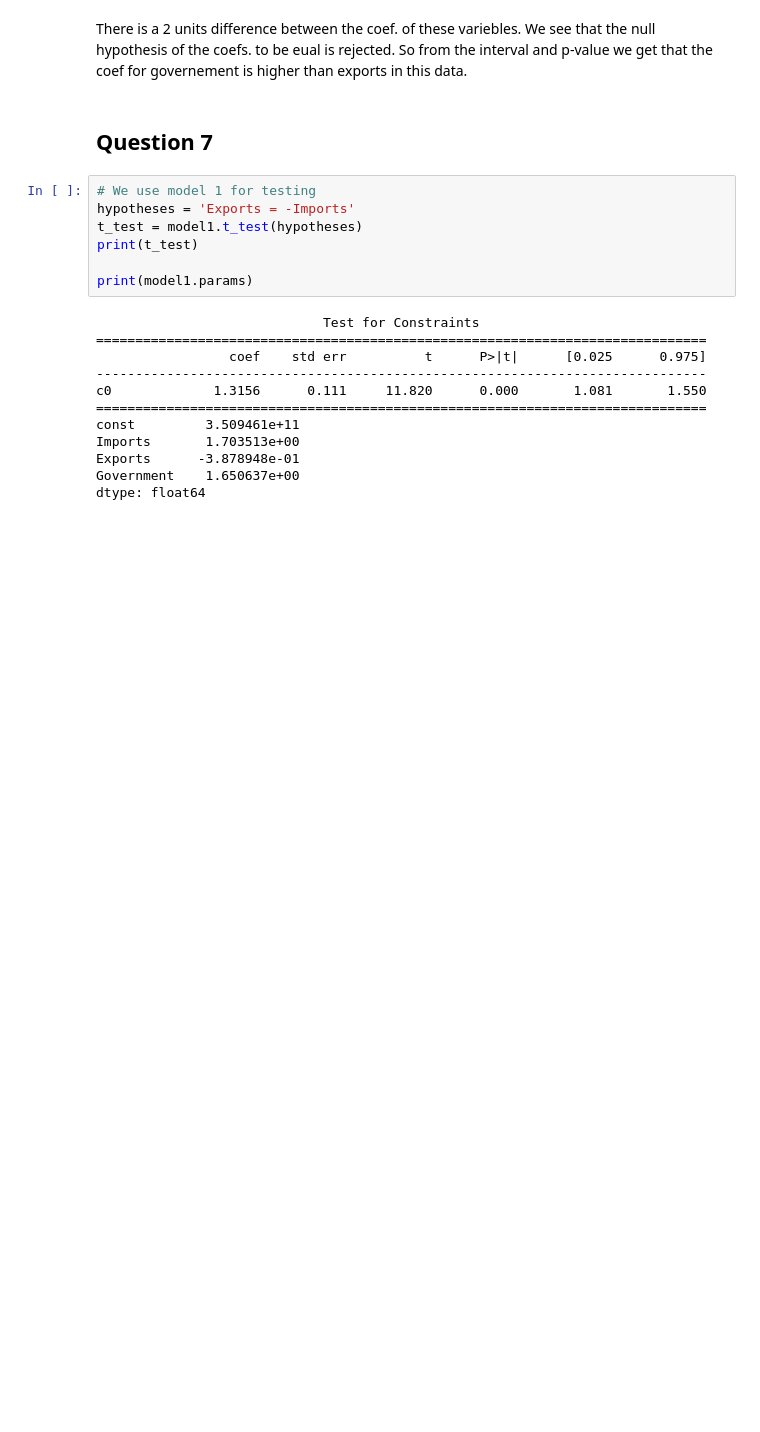
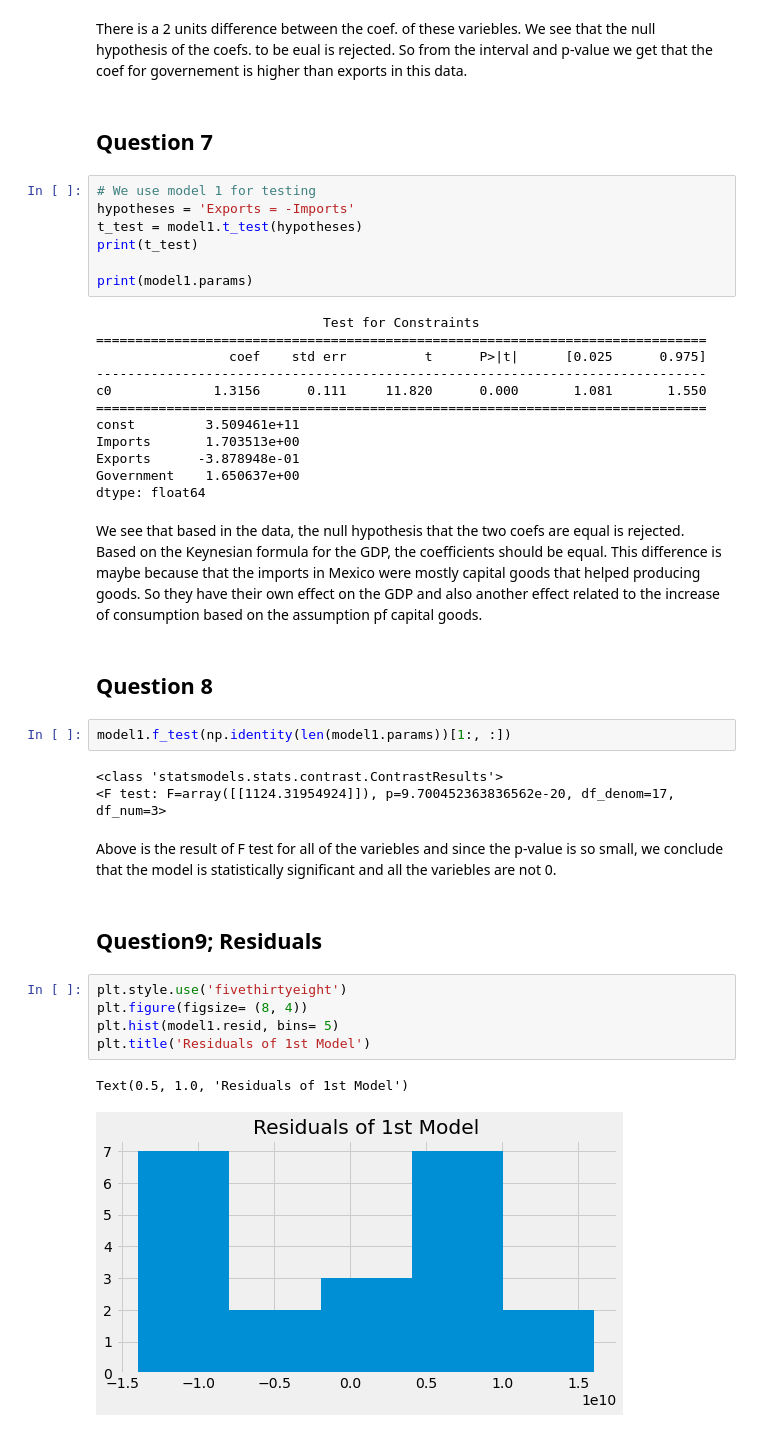
Before and after one commit to mozshen/EconometricsCourse, a Jupyter notebook: 7/HW7.ipynb, the cells around one changed output. Saved outputs shown, nothing was run; the diff lists cells and outputs as text; blank space fills up the shorter version.

```diff
--- a/7/HW7.ipynb
+++ b/7/HW7.ipynb
@@ -200,3 +200,24 @@ Imports       1.703513e+00
 Exports      -3.878948e-01
 Government    1.650637e+00
 dtype: float64
+# %% [markdown]
+We see that based in the data, the null hypothesis that the two coefs are equal is rejected. Based on the Keynesian formula for the GDP, the coefficients should be equal. This difference is maybe because that the imports in Mexico were mostly capital goods that helped producing goods. So they have their own effect on the GDP and also another effect related to the increase of consumption based on the assumption pf capital goods.
+# %% [markdown]
+## Question 8
+# %%
+model1.f_test(np.identity(len(model1.params))[1:, :])
+# %% [output]
+<class 'statsmodels.stats.contrast.ContrastResults'>
+<F test: F=array([[1124.31954924]]), p=9.700452363836562e-20, df_denom=17, df_num=3>
+# %% [markdown]
+Above is the result of F test for all of the variebles and since the p-value is so small, we conclude that the model is statistically significant and all the variebles are not 0.
+# %% [markdown]
+## Question9; Residuals
+# %%
+plt.style.use('fivethirtyeight')
+plt.figure(figsize= (8, 4))
+plt.hist(model1.resid, bins= 5)
+plt.title('Residuals of 1st Model')
+# %% [output]
+Text(0.5, 1.0, 'Residuals of 1st Model')
+[figure, added]
```
Also changed, not shown: parts of 2 cells of this notebook.
